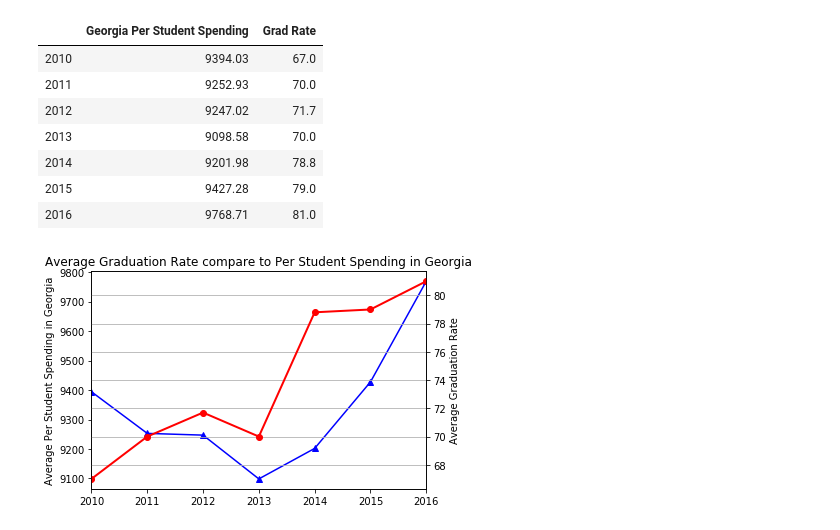
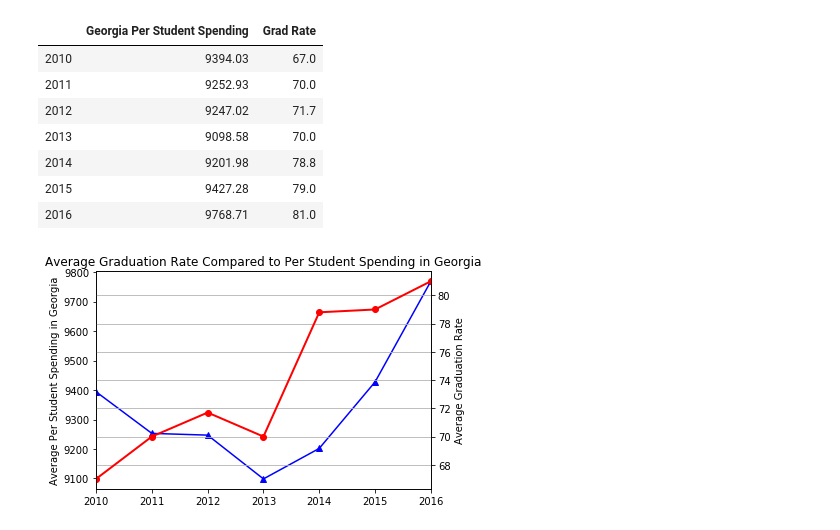
Before and after one commit to ScriptMigo/Project-1, a Jupyter notebook: teacher.ipynb, the cells around one changed output. Cells and saved outputs as stored; diff of their text form; code cells hidden in the pictures.

```diff
--- a/teacher.ipynb
+++ b/teacher.ipynb
@@ -1641,13 +1606,13 @@ ga_student_spending_df
 # %%
 fig = plt.figure()
 ax = ga_student_spending_df['Georgia Per Student Spending'].plot(kind='line', marker='^', linestyle='-', color='b', label='Total Expenditure')
 plt.ylabel('Average Per Student Spending in Georgia')
 ax2 = ax.twinx()
 ax2.plot(ga_student_spending_df['Grad Rate'], linestyle='-', marker='o', linewidth=2.0, color='red')
 plt.ylabel('Average Graduation Rate')
-plt.title('Average Graduation Rate compare to Per Student Spending in Georgia')
+plt.title('Average Graduation Rate Compared to Per Student Spending in Georgia')
 plt.grid()
-plt.savefig('Average Graduation Rate compare to Per Student Spending in Georgia')
+plt.savefig('Average Graduation Rate Compared to Per Student Spending in Georgia')
 plt.show()
 # %% [output]
-[figure, old version]
+[figure, new version]
```
Also changed, not shown: parts of 42 cells of this notebook, 10 other files.
